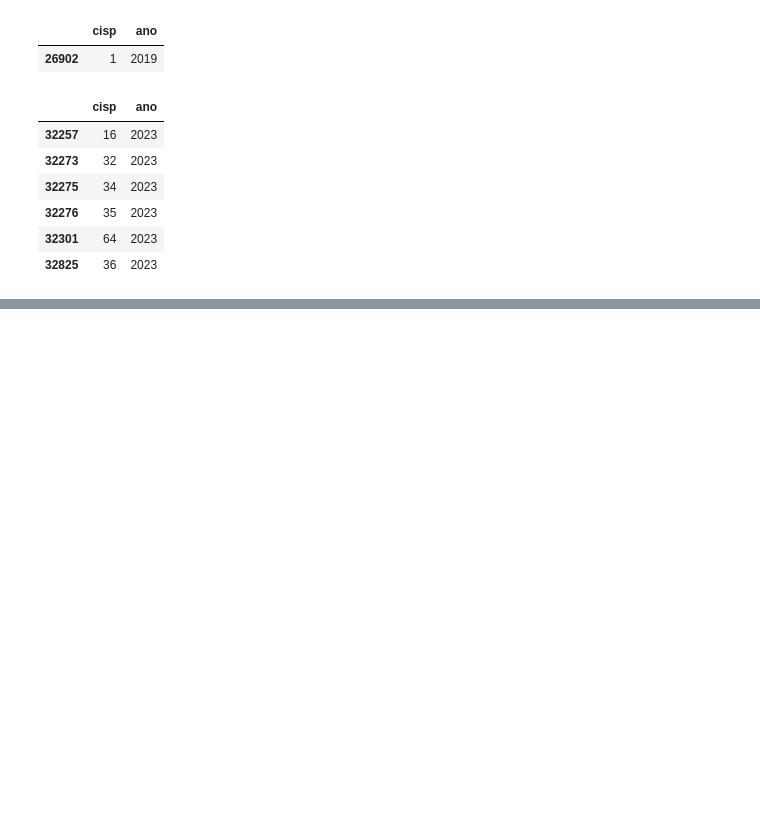
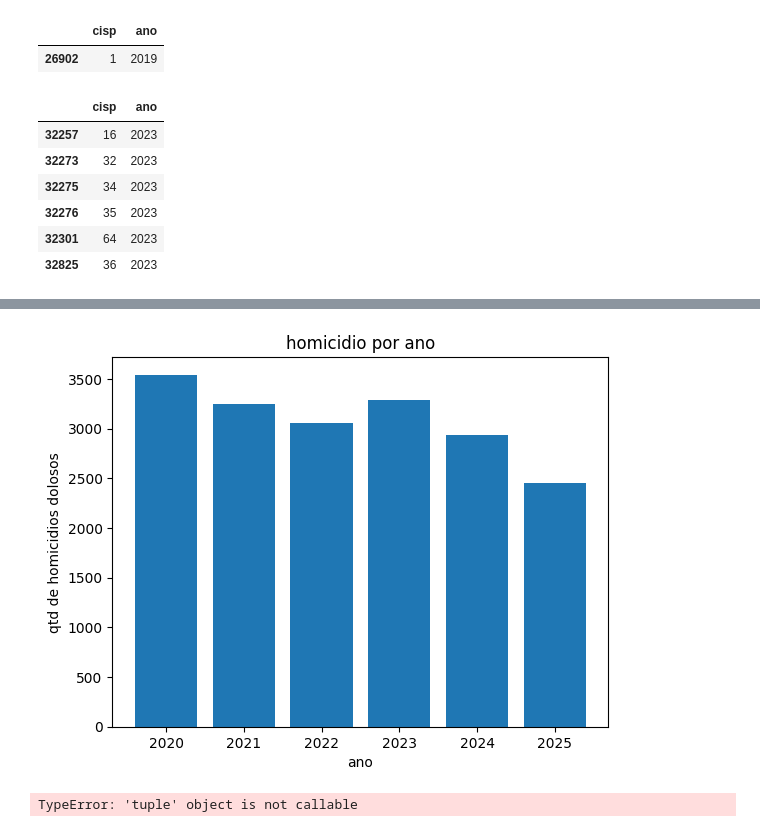
Before and after one commit to renanrib12/senac, a Jupyter notebook: aula2_desafio.ipynb, the cells around one changed output, grey strips where cells are left out. Saved outputs shown, nothing was run; the diff lists cells and outputs as text; code cells hidden in the pictures; blank space fills up the shorter version.

```diff
--- a/aula2_desafio.ipynb
+++ b/aula2_desafio.ipynb
@@ -627,0 +633,21 @@ delegacias_passaram_unicas[['cisp','ano']]
+# %%
+# grafico de barras v - (homicido doloso por ano desde 2020)
+
+df_2020_2025 = df.loc[df['ano'] > 2019]
+df_2020_2025_agrupado = df_2020_2025.groupby('ano')['hom_doloso'].sum().reset_index()
+plt.bar(df_2020_2025_agrupado['ano'] , df_2020_2025_agrupado['hom_doloso'])
+plt.title('homicidio por ano')
+plt.xlabel('ano')
+plt.ylabel('qtd de homicidios dolosos')
+plt.show()
+# %% [output]
+[figure, added]
+# %%
+# grafico de barras h - (policiais mortos em serviço por municipio) pol_militares_mortos_serv
+plt.barh(df['pol_militares_mortos_serv'],df['munic'])
+plt.title('Policiais mortos por municipio')
+plt.xlabel('Policiais')
+plt.ylabel('Municipio')
+plt.show()
+# %% [output]
+TypeError: 'tuple' object is not callable
```
Also changed, not shown: parts of 3 cells of this notebook.
